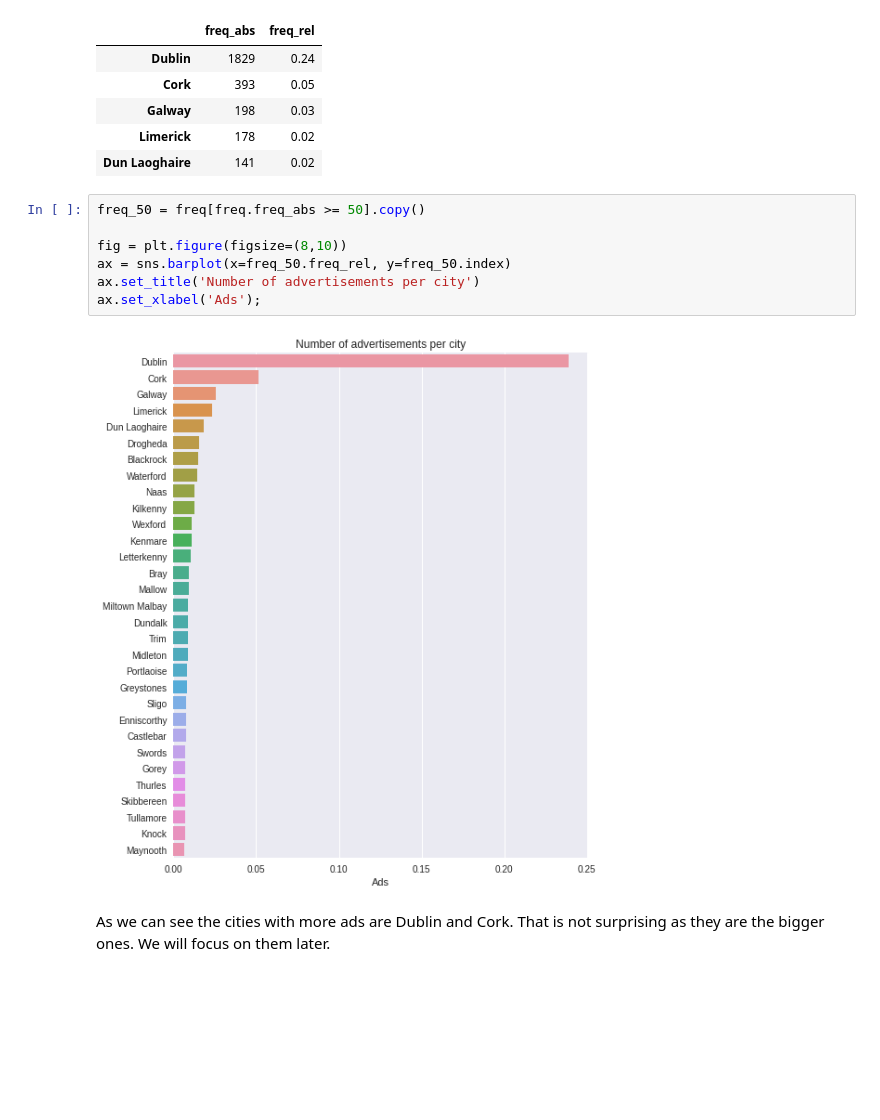
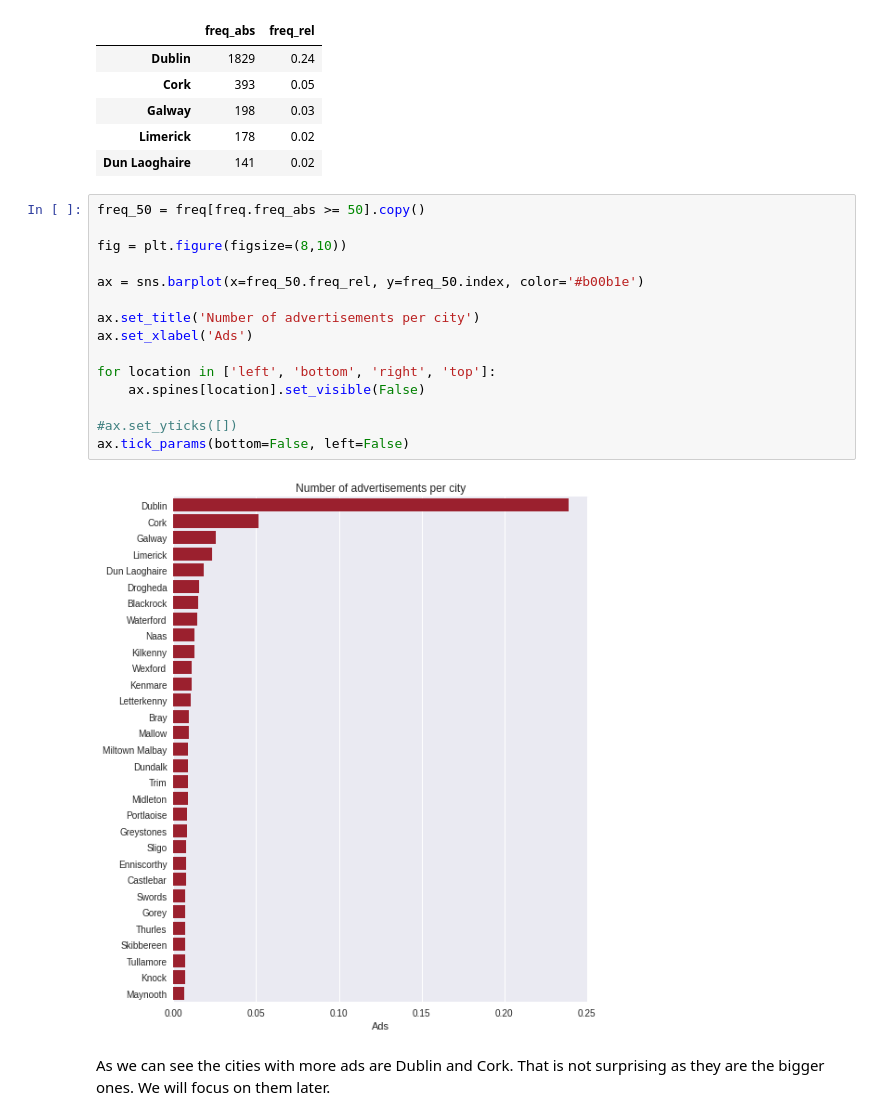
Before and after one commit to javiicc/Identifying_Potential_Investment_Opportunities_In_The_Irish_Real_Estate_Market_Using_MachineLearning, a Jupyter notebook: Data_Analysis.ipynb, the cells around one changed output. Cells and saved outputs as stored; diff of their text form; blank space fills up the shorter version.

```diff
--- a/Data_Analysis.ipynb
+++ b/Data_Analysis.ipynb
@@ -147,12 +146,20 @@ freq.head()#.values
 # %%
 freq_50 = freq[freq.freq_abs >= 50].copy()
 
 fig = plt.figure(figsize=(8,10))
-ax = sns.barplot(x=freq_50.freq_rel, y=freq_50.index)
+
+ax = sns.barplot(x=freq_50.freq_rel, y=freq_50.index, color='#b00b1e')
+
 ax.set_title('Number of advertisements per city')
-ax.set_xlabel('Ads');
+ax.set_xlabel('Ads')
+
+for location in ['left', 'bottom', 'right', 'top']:
+    ax.spines[location].set_visible(False)
+
+#ax.set_yticks([])
+ax.tick_params(bottom=False, left=False)
 # %% [output]
-[figure, old version]
+[figure, new version]
 # %% [markdown]
 As we can see the cities with more ads are Dublin and Cork. That is not surprising as they are the bigger ones. We will focus on them later.
 # %% [markdown]
```
Also changed, not shown: parts of 25 cells of this notebook, 2 other files.
